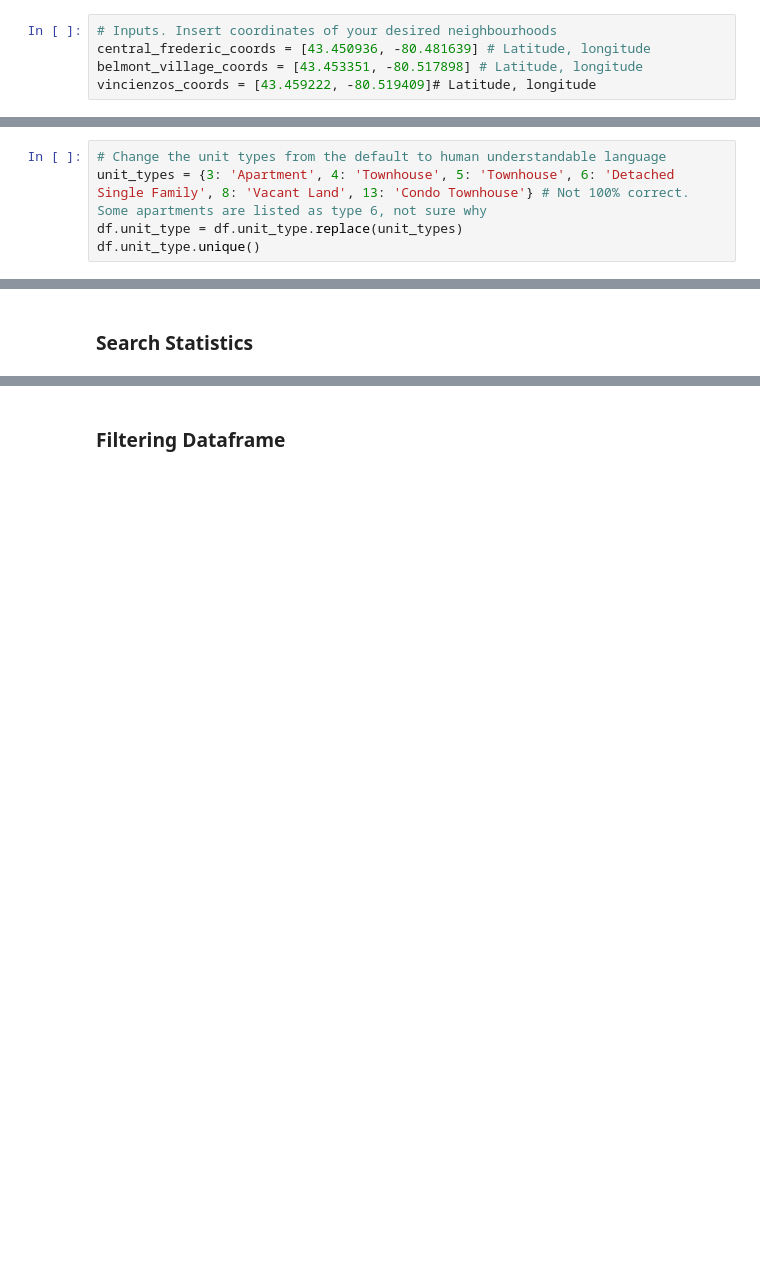
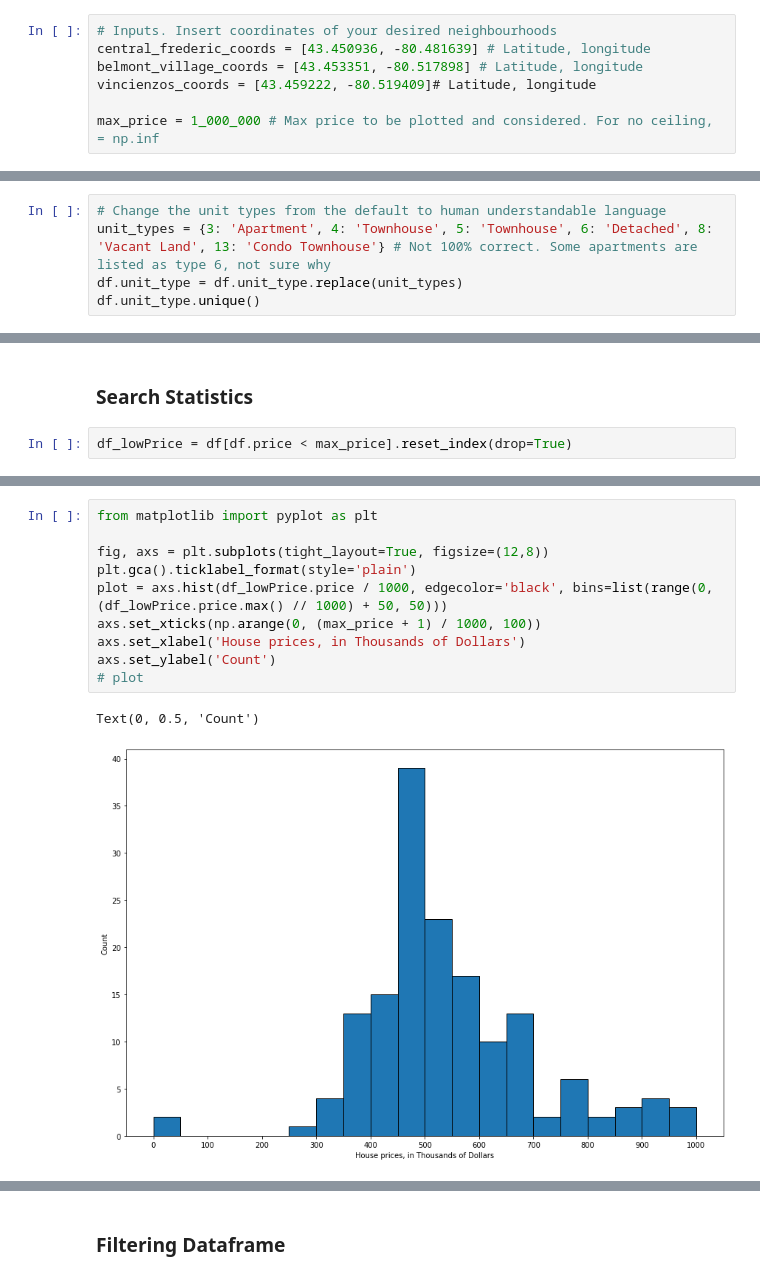
Before and after one commit to ColombianHeat/Misc, a Jupyter notebook: houses.ipynb, the cells around one changed output, grey strips where cells are left out. Drawn from its saved outputs; the diff is of its cells as text; blank space fills up the shorter version.

```diff
--- a/houses.ipynb
+++ b/houses.ipynb
@@ -14,6 +14,8 @@ from selenium.webdriver.firefox.options import Options as FirefoxOptions
 central_frederic_coords = [43.450936, -80.481639] # Latitude, longitude
 belmont_village_coords = [43.453351, -80.517898] # Latitude, longitude
 vincienzos_coords = [43.459222, -80.519409]# Latitude, longitude
+
+max_price = 1_000_000 # Max price to be plotted and considered. For no ceiling, = np.inf
 # %% [markdown]
 ### Retrieving Data
 # %%
@@ -175,6 +192,6 @@ df.km_to_Vincenzos = df.km_to_Vincenzos.round(2)
 df.closest_neighbourhood = df.closest_neighbourhood.round(2)
 # %%
 # Change the unit types from the default to human understandable language
-unit_types = {3: 'Apartment', 4: 'Townhouse', 5: 'Townhouse', 6: 'Detached Single Family', 8: 'Vacant Land', 13: 'Condo Townhouse'} # Not 100% correct. Some apartments are listed as type 6, not sure why
+unit_types = {3: 'Apartment', 4: 'Townhouse', 5: 'Townhouse', 6: 'Detached', 8: 'Vacant Land', 13: 'Condo Townhouse'} # Not 100% correct. Some apartments are listed as type 6, not sure why
 df.unit_type = df.unit_type.replace(unit_types)
 df.unit_type.unique()
@@ -181,5 +201,7 @@ df.unit_type.unique()
 # %% [markdown]
 ### Search Statistics
+# %%
+df_lowPrice = df[df.price < max_price].reset_index(drop=True)
 # %%
 # Numerical summary
 df.describe() # Price of 5e05 is 500k
@@ -188,0 +227,13 @@ df.describe(include='object')
+# %%
+from matplotlib import pyplot as plt
+
+fig, axs = plt.subplots(tight_layout=True, figsize=(12,8))
+plt.gca().ticklabel_format(style='plain')
+plot = axs.hist(df_lowPrice.price / 1000, edgecolor='black', bins=list(range(0, (df_lowPrice.price.max() // 1000) + 50, 50)))
+axs.set_xticks(np.arange(0, (max_price + 1) / 1000, 100))
+axs.set_xlabel('House prices, in Thousands of Dollars')
+axs.set_ylabel('Count')
+# plot
+# %% [output]
+Text(0, 0.5, 'Count')
+[figure, added]
```
Also changed, not shown: parts of 11 cells of this notebook.
